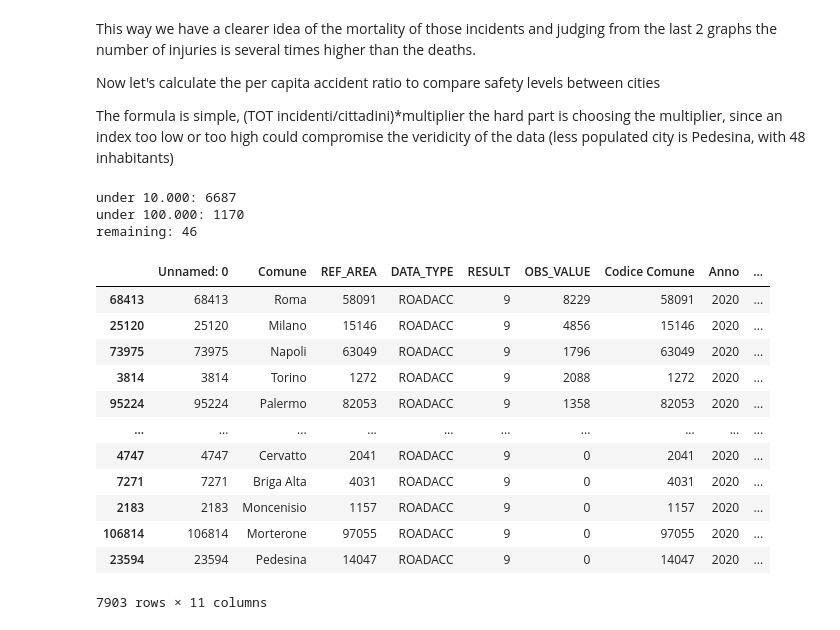
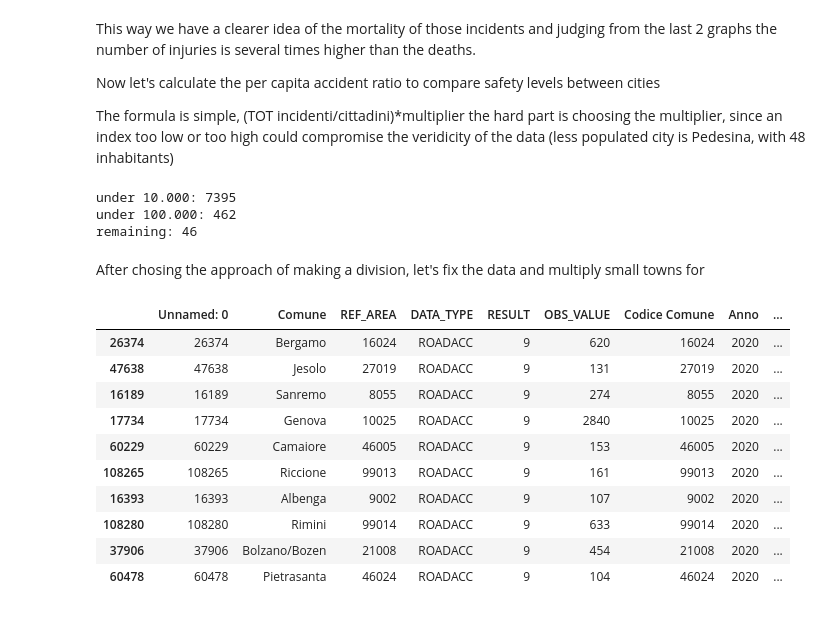
Before and after one commit to Frogghev/FinalAssignment_DataAnalyst, a Jupyter notebook: data_analysis.ipynb, the cells around one changed output. Drawn from its saved outputs; the diff is of its cells as text; code cells hidden in the pictures.

Commit message:
Added accident rates and graphs

```diff
--- a/data_analysis.ipynb
+++ b/data_analysis.ipynb
@@ -153,7 +154,7 @@ under_100000 = 0
 remaining = 0
 
 for num in cities_with_most_incidents_2020['Popolazione legale']:
-    if num <=10000:
+    if num <=20000:
         under_10000+=1
     elif num <=100000:
         under_100000+=1
@@ -163,29 +164,34 @@ print(f'under 10.000: {under_10000}')
 print(f'under 100.000: {under_100000}')
 print(f'remaining: {remaining}')
 # %% [output]
-under 10.000: 6687
-under 100.000: 1170
+under 10.000: 7395
+under 100.000: 462
 remaining: 46
+# %% [markdown]
+After chosing the approach of making a division, let's fix the data and multiply small towns for
 # %%
 #TODO 1 - calculate the per capita accident ratio.  FORMULA: (TOT incidenti/cittadini)*100.000
 
 cities_with_most_incidents_2020['Per capita accident'] = cities_with_most_incidents_2020['OBS_VALUE']/cities_with_most_incidents_2020['Popolazione legale']
 
+# Source - https://stackoverflow.com/a/54596499
+
+cities_with_most_incidents_2020['Per capita accident'] = np.where(cities_with_most_incidents_2020['Popolazione legale'] <= 20000,
+                                           cities_with_most_incidents_2020['Per capita accident'] * 1000,
+                                           cities_with_most_incidents_2020['Per capita accident'] * 100000)
 
 
-cities_with_most_incidents_2020.sort_values(by=['Popolazione legale'], ascending=False)
-#TODO 2 - highest accidents rate density per square km. FORMULA: (TOT incidenti/km2)
+per_capita_craches_2020 = cities_with_most_incidents_2020.sort_values(by=['Per capita accident'], ascending=False).head(10)
+per_capita_craches_2020
 # %% [output]
 |  | Unnamed: 0 | Comune | REF_AREA | DATA_TYPE | RESULT | OBS_VALUE | Codice Comune | Anno | ... |
-| 68413 | 68413 | Roma | 58091 | ROADACC | 9 | 8229 | 58091 | 2020 | ... |
-| 25120 | 25120 | Milano | 15146 | ROADACC | 9 | 4856 | 15146 | 2020 | ... |
-| 73975 | 73975 | Napoli | 63049 | ROADACC | 9 | 1796 | 63049 | 2020 | ... |
-| 3814 | 3814 | Torino | 1272 | ROADACC | 9 | 2088 | 1272 | 2020 | ... |
-| 95224 | 95224 | Palermo | 82053 | ROADACC | 9 | 1358 | 82053 | 2020 | ... |
-| ... | ... | ... | ... | ... | ... | ... | ... | ... | ... |
-| 4747 | 4747 | Cervatto | 2041 | ROADACC | 9 | 0 | 2041 | 2020 | ... |
-| 7271 | 7271 | Briga Alta | 4031 | ROADACC | 9 | 0 | 4031 | 2020 | ... |
-| 2183 | 2183 | Moncenisio | 1157 | ROADACC | 9 | 0 | 1157 | 2020 | ... |
-| 106814 | 106814 | Morterone | 97055 | ROADACC | 9 | 0 | 97055 | 2020 | ... |
-| 23594 | 23594 | Pedesina | 14047 | ROADACC | 9 | 0 | 14047 | 2020 | ... |
+| 26374 | 26374 | Bergamo | 16024 | ROADACC | 9 | 620 | 16024 | 2020 | ... |
+| 47638 | 47638 | Jesolo | 27019 | ROADACC | 9 | 131 | 27019 | 2020 | ... |
+| 16189 | 16189 | Sanremo | 8055 | ROADACC | 9 | 274 | 8055 | 2020 | ... |
+| 17734 | 17734 | Genova | 10025 | ROADACC | 9 | 2840 | 10025 | 2020 | ... |
+| 60229 | 60229 | Camaiore | 46005 | ROADACC | 9 | 153 | 46005 | 2020 | ... |
+| 108265 | 108265 | Riccione | 99013 | ROADACC | 9 | 161 | 99013 | 2020 | ... |
+| 16393 | 16393 | Albenga | 9002 | ROADACC | 9 | 107 | 9002 | 2020 | ... |
+| 108280 | 108280 | Rimini | 99014 | ROADACC | 9 | 633 | 99014 | 2020 | ... |
+| 37906 | 37906 | Bolzano/Bozen | 21008 | ROADACC | 9 | 454 | 21008 | 2020 | ... |
+| 60478 | 60478 | Pietrasanta | 46024 | ROADACC | 9 | 104 | 46024 | 2020 | ... |
-7903 rows × 11 columns
```
Also changed, not shown: parts of 10 cells of this notebook.
